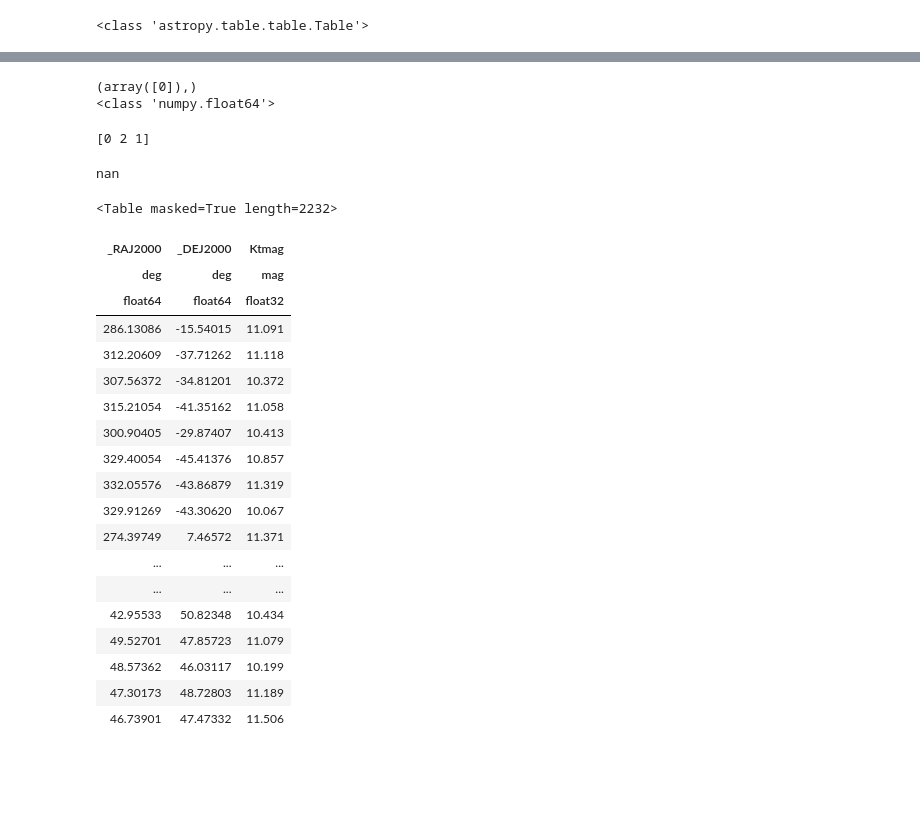
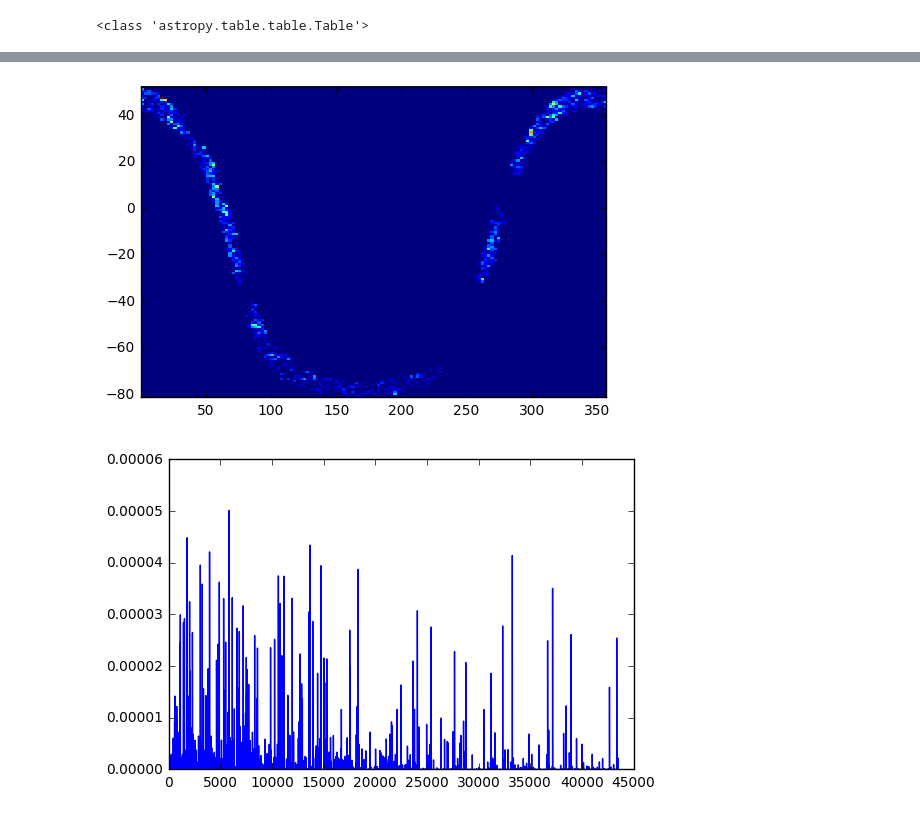
Before and after one commit to panoptes/POCS, a Jupyter notebook: notebooks/Generating_Sky_Maps.ipynb, the cells around one changed output, grey strips where cells are left out. Drawn from its saved outputs; the diff is of its cells as text; code cells hidden in the pictures; blank space fills up the shorter version.

```diff
--- a/notebooks/Generating_Sky_Maps.ipynb
+++ b/notebooks/Generating_Sky_Maps.ipynb
@@ -443,52 +433,12 @@ ipix = hp.ang2pix(nside, theta, phi)
+# %%
+thet, ph = hp.pix2ang(nside, ipix)
+ra = np.degrees(ph)[prob[ipix] >= np.percentile(prob[ipix],95)]
+dec = np.degrees(thet-0.5*np.pi)[prob[ipix] >= np.percentile(prob[ipix],95)]
+
+plt.hist2d(ra, dec, bins=[144,144], cmax=20)
+plt.show()
+# %% [output]
+[figure, added]
 # %%
 dp_dV = prob[ipix]*distnorm[ipix]*norm(distmu[ipix], distsigma[ipix]).pdf(r) / pixarea
 #dp_dV = prob[ipix]/pixarea
-# %%
-print(np.where(dp_dV is not np.float64(m.nan)))
-
-
-#np.delete(dp_dV, nan)
-print(type(np.float64(m.nan)))
-# %% [output]
-(array([0]),)
-<class 'numpy.float64'>
-# %%
-arr = np.array([31,86, 37])
-sorted_arr = np.argsort(arr)
-
-print(sorted_arr)
-# %% [output]
-[0 2 1]
-# %%
-print(str(m.nan))
-# %% [output]
-nan
-# %%
-is_a_nan = np.isnan(dp_dV)
-dp_dV[is_a_nan] = 0
-
-nine_five_percentile = np.percentile(dp_dV, 95)
-
-perc95 = cat_now[np.flipud(np.argsort(dp_dV))][dp_dV >= nine_five_percentile]
-perc95['_RAJ2000', '_DEJ2000', 'Ktmag']
-# %% [output]
-<Table masked=True length=2232>
-| _RAJ2000 | _DEJ2000 | Ktmag |
-| deg | deg | mag |
-| float64 | float64 | float32 |
-| 286.13086 | -15.54015 | 11.091 |
-| 312.20609 | -37.71262 | 11.118 |
-| 307.56372 | -34.81201 | 10.372 |
-| 315.21054 | -41.35162 | 11.058 |
-| 300.90405 | -29.87407 | 10.413 |
-| 329.40054 | -45.41376 | 10.857 |
-| 332.05576 | -43.86879 | 11.319 |
-| 329.91269 | -43.30620 | 10.067 |
-| 274.39749 | 7.46572 | 11.371 |
-| ... | ... | ... |
-| ... | ... | ... |
-| 42.95533 | 50.82348 | 10.434 |
-| 49.52701 | 47.85723 | 11.079 |
-| 48.57362 | 46.03117 | 10.199 |
-| 47.30173 | 48.72803 | 11.189 |
-| 46.73901 | 47.47332 | 11.506 |
@@ -494,0 +450,5 @@ perc95['_RAJ2000', '_DEJ2000', 'Ktmag']
+# %%
+plt.plot(dp_dV)
+plt.show()
+# %% [output]
+[figure, added]
```
Also changed, not shown: parts of 11 cells of this notebook, 1 other file.
